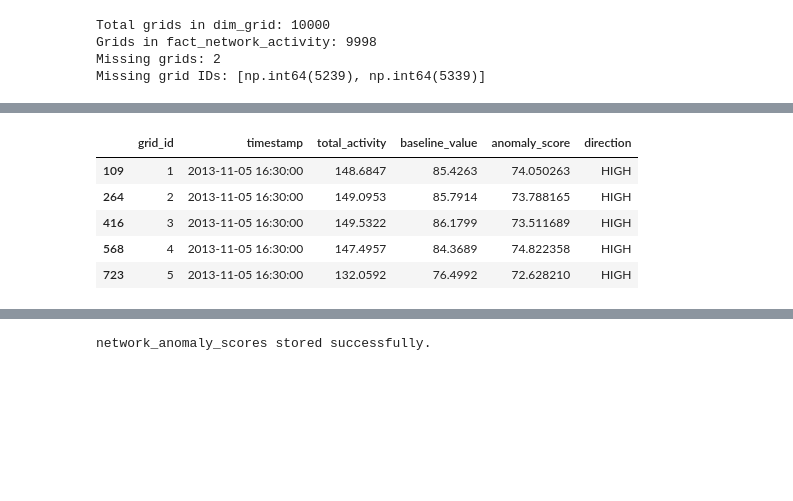
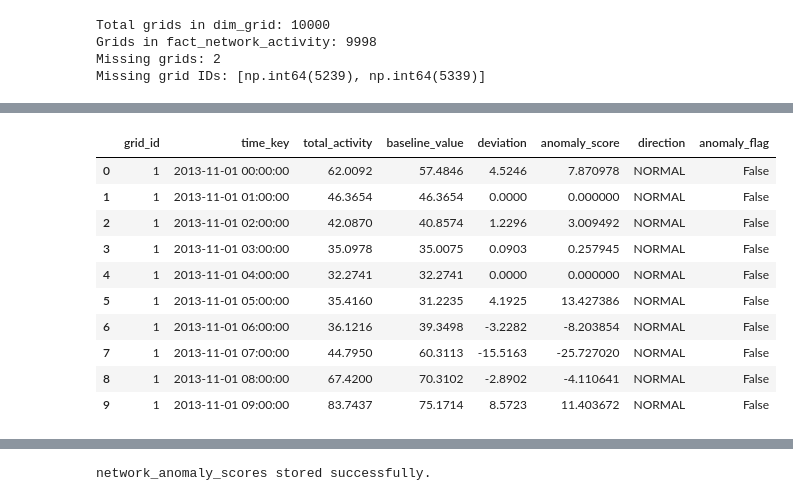
Before and after one commit to nlnkrthk/NOPIS_phase1, a Jupyter notebook: Phase_6/ml_4.ipynb, the cells around one changed output, grey strips where cells are left out. Saved outputs shown, nothing was run; the diff lists cells and outputs as text; code cells hidden in the pictures; blank space fills up the shorter version.

```diff
--- a/Phase_6/ml_4.ipynb
+++ b/Phase_6/ml_4.ipynb
@@ -289,50 +245,48 @@ Sample:
 # %%
 # 214. Flag both unusually high and unusually low activity, and keep the direction as a field.
 
-ANOMALY_THRESHOLD = 50
+HIGH_THRESHOLD = 50
+LOW_THRESHOLD = -50
 
-# Create anomaly flag
+anomaly_df["direction"] = "NORMAL"
+
+anomaly_df.loc[
+    anomaly_df["anomaly_score"] >= HIGH_THRESHOLD,
+    "direction"
+] = "HIGH"
+
+anomaly_df.loc[
+    anomaly_df["anomaly_score"] <= LOW_THRESHOLD,
+    "direction"
+] = "LOW"
+
 anomaly_df["anomaly_flag"] = (
-    anomaly_df["anomaly_score"].abs() >= ANOMALY_THRESHOLD
+    anomaly_df["direction"] != "NORMAL"
 )
 
-# Record the direction
-anomaly_df["direction"] = np.select(
-    [
-        anomaly_df["anomaly_score"] >= ANOMALY_THRESHOLD,
-        anomaly_df["anomaly_score"] <= -ANOMALY_THRESHOLD
-    ],
-    [
-        "HIGH",
-        "LOW"
-    ],
-    default="NORMAL"
+print("Anomaly counts:")
+print(anomaly_df["direction"].value_counts())
+
+print("\nAnomaly percentages:")
+print(
+    (anomaly_df["direction"].value_counts(normalize=True) * 100)
+    .round(2)
 )
 
-# Check counts
-print("Direction counts:")
-print(anomaly_df["direction"].value_counts())
+print("\nTotal anomaly flags:", anomaly_df["anomaly_flag"].sum())
 
-print("\nAnomaly flag counts:")
-print(anomaly_df["anomaly_flag"].value_counts())
-
-print("\nSample HIGH anomalies:")
 display(
     anomaly_df[
-        anomaly_df["direction"] == "HIGH"
-    ][
-        ["grid_id", "timestamp", "total_activity",
-         "baseline_value", "anomaly_score", "direction"]
-    ].head(5)
+        [
+            "grid_id",
+            "time_key",
+            "total_activity",
+            "baseline_value",
+            "deviation",
+            "anomaly_score",
+            "direction",
+            "anomaly_flag"
+        ]
+    ].head(10)
 )
-
-print("\nSample LOW anomalies:")
-display(
-    anomaly_df[
-        anomaly_df["direction"] == "LOW"
-    ][
-        ["grid_id", "timestamp", "total_activity",
-         "baseline_value", "anomaly_score", "direction"]
-    ].head(5)
-)
 # %% [output]
@@ -353,6 +308,11 @@ Sample HIGH anomalies:
-|  | grid_id | timestamp | total_activity | baseline_value | anomaly_score | direction |
-| 109 | 1 | 2013-11-05 16:30:00 | 148.6847 | 85.4263 | 74.050263 | HIGH |
-| 264 | 2 | 2013-11-05 16:30:00 | 149.0953 | 85.7914 | 73.788165 | HIGH |
-| 416 | 3 | 2013-11-05 16:30:00 | 149.5322 | 86.1799 | 73.511689 | HIGH |
-| 568 | 4 | 2013-11-05 16:30:00 | 147.4957 | 84.3689 | 74.822358 | HIGH |
-| 723 | 5 | 2013-11-05 16:30:00 | 132.0592 | 76.4992 | 72.628210 | HIGH |
+|  | grid_id | time_key | total_activity | baseline_value | deviation | anomaly_score | direction | anomaly_flag |
+| 0 | 1 | 2013-11-01 00:00:00 | 62.0092 | 57.4846 | 4.5246 | 7.870978 | NORMAL | False |
+| 1 | 1 | 2013-11-01 01:00:00 | 46.3654 | 46.3654 | 0.0000 | 0.000000 | NORMAL | False |
+| 2 | 1 | 2013-11-01 02:00:00 | 42.0870 | 40.8574 | 1.2296 | 3.009492 | NORMAL | False |
+| 3 | 1 | 2013-11-01 03:00:00 | 35.0978 | 35.0075 | 0.0903 | 0.257945 | NORMAL | False |
+| 4 | 1 | 2013-11-01 04:00:00 | 32.2741 | 32.2741 | 0.0000 | 0.000000 | NORMAL | False |
+| 5 | 1 | 2013-11-01 05:00:00 | 35.4160 | 31.2235 | 4.1925 | 13.427386 | NORMAL | False |
+| 6 | 1 | 2013-11-01 06:00:00 | 36.1216 | 39.3498 | -3.2282 | -8.203854 | NORMAL | False |
+| 7 | 1 | 2013-11-01 07:00:00 | 44.7950 | 60.3113 | -15.5163 | -25.727020 | NORMAL | False |
+| 8 | 1 | 2013-11-01 08:00:00 | 67.4200 | 70.3102 | -2.8902 | -4.110641 | NORMAL | False |
+| 9 | 1 | 2013-11-01 09:00:00 | 83.7437 | 75.1714 | 8.5723 | 11.403672 | NORMAL | False |
```
Also changed, not shown: parts of 18 cells of this notebook, 17 other files.
